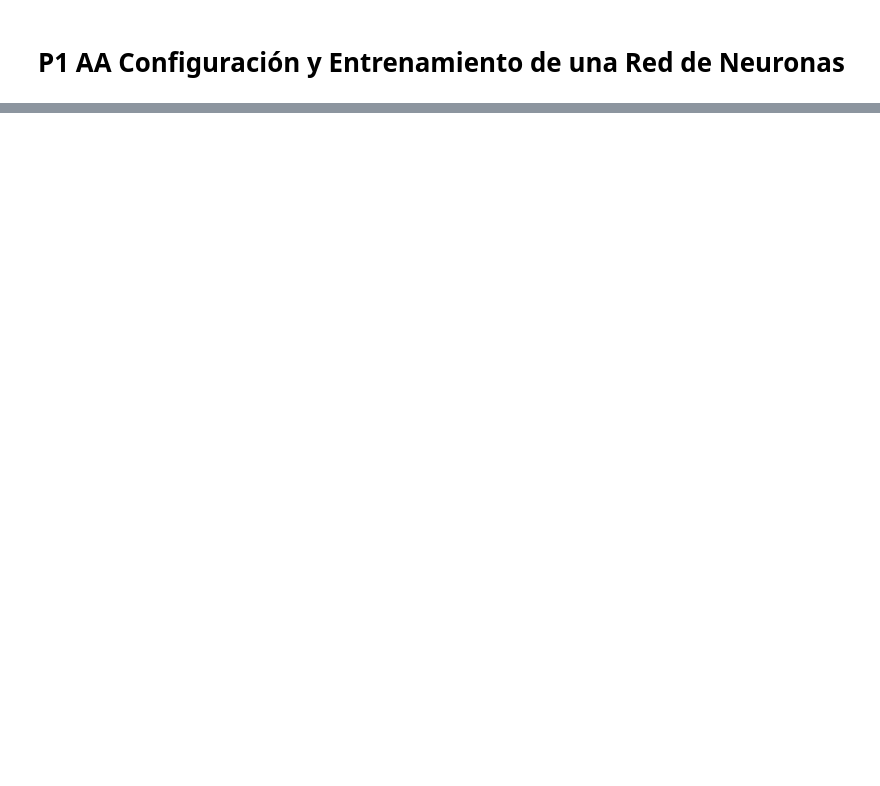
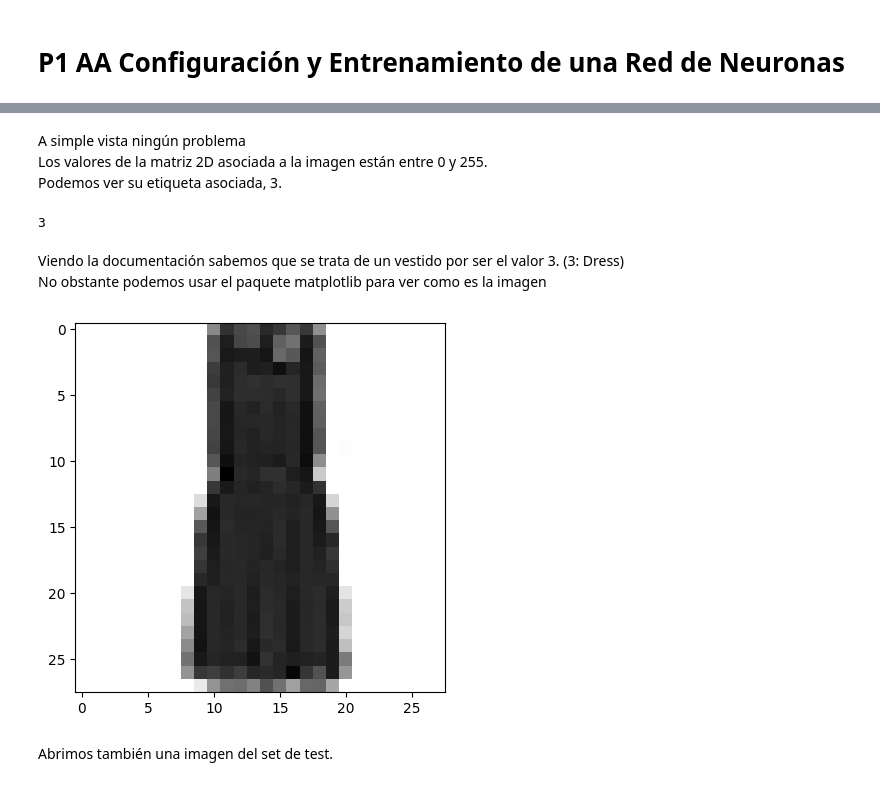
Before and after one commit to anruki/APRENDIZAJE_AUTOMATICO_23_24, a Jupyter notebook: P1_ClasificadorRopa.ipynb, the cells around one changed output, grey strips where cells are left out. Saved outputs shown, nothing was run; the diff lists cells and outputs as text; code cells hidden in the pictures; blank space fills up the shorter version.

```diff
--- a/P1_ClasificadorRopa.ipynb
+++ b/P1_ClasificadorRopa.ipynb
@@ -87,0 +74,20 @@ plt.show()
+# %% [markdown]
+A simple vista ningún problema\
+Los valores de la matriz 2D asociada a la imagen están entre 0 y 255.\
+Podemos ver su etiqueta asociada, 3.
+# %%
+print(train_labels[30_000])
+# %% [output]
+3
+# %% [markdown]
+Viendo la documentación sabemos que se trata de un vestido por ser el valor 3. (3: Dress)\
+No obstante podemos usar el paquete matplotlib para ver como es la imagen
+# %%
+import matplotlib.pyplot as plt
+ropa = train_images[30000]
+plt.imshow(ropa, cmap=plt.cm.binary) # el num más bajo se pone en color blanco, y el más alto en negro
+plt.show()
+# %% [output]
+[figure, added]
+# %% [markdown]
+Abrimos también una imagen del set de test.
```
Also changed, not shown: parts of 92 cells of this notebook.
